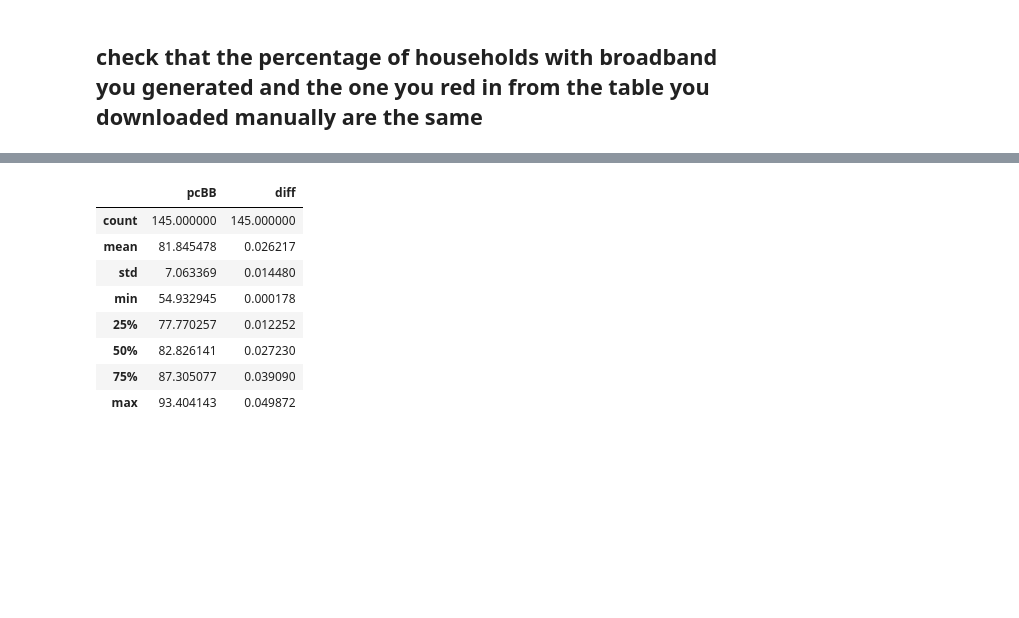
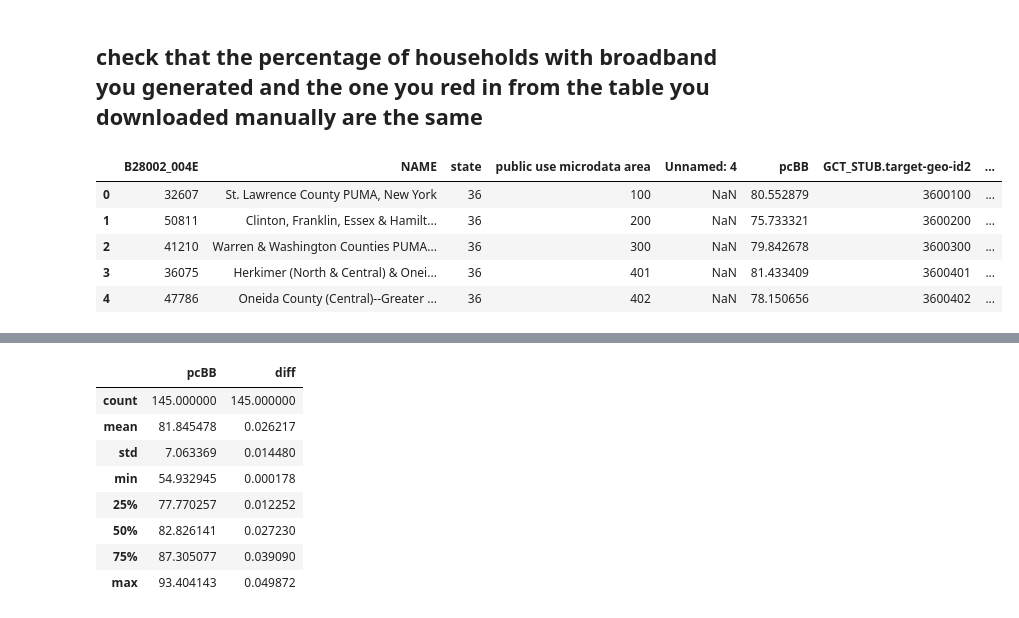
Before and after one commit to AngelLau/PUI2018_cl4855, a Jupyter notebook: HW7_cl4855/geopandas_census_instructions.ipynb, the cells around one changed output, grey strips where cells are left out. Drawn from its saved outputs; the diff is of its cells as text; code cells hidden in the pictures; blank space fills up the shorter version.

```diff
--- a/HW7_cl4855/geopandas_census_instructions.ipynb
+++ b/HW7_cl4855/geopandas_census_instructions.ipynb
@@ -419,6 +422,17 @@ bbpc.head()
 | 6 | 0100400 | 69.2 | 3.6 | -3499600 |
 # %% [markdown]
 ## check that the percentage of households with broadband you generated and the one you red in from the table you downloaded manually are the same
+# %%
+diff1=pumaBB.merge(bbpc, right_on="gid",
+                     left_on="public use microdata area")
+diff1.head()
+# %% [output]
+|  | B28002_004E | NAME | state | public use microdata area | Unnamed: 4 | pcBB | GCT_STUB.target-geo-id2 | ... |
+| 0 | 32607 | St. Lawrence County PUMA, New York | 36 | 100 | NaN | 80.552879 | 3600100 | ... |
+| 1 | 50811 | Clinton, Franklin, Essex & Hamilt... | 36 | 200 | NaN | 75.733321 | 3600200 | ... |
+| 2 | 41210 | Warren & Washington Counties PUMA... | 36 | 300 | NaN | 79.842678 | 3600300 | ... |
+| 3 | 36075 | Herkimer (North & Central) & Onei... | 36 | 401 | NaN | 81.433409 | 3600401 | ... |
+| 4 | 47786 | Oneida County (Central)--Greater ... | 36 | 402 | NaN | 78.150656 | 3600402 | ... |
 # %%
 diff_ = pumaBB.merge(bbpc, right_on="gid",
                      left_on="public use microdata area")[["pcBB", "HC01"]]
```
Also changed, not shown: parts of 10 cells of this notebook, 6 other files.
